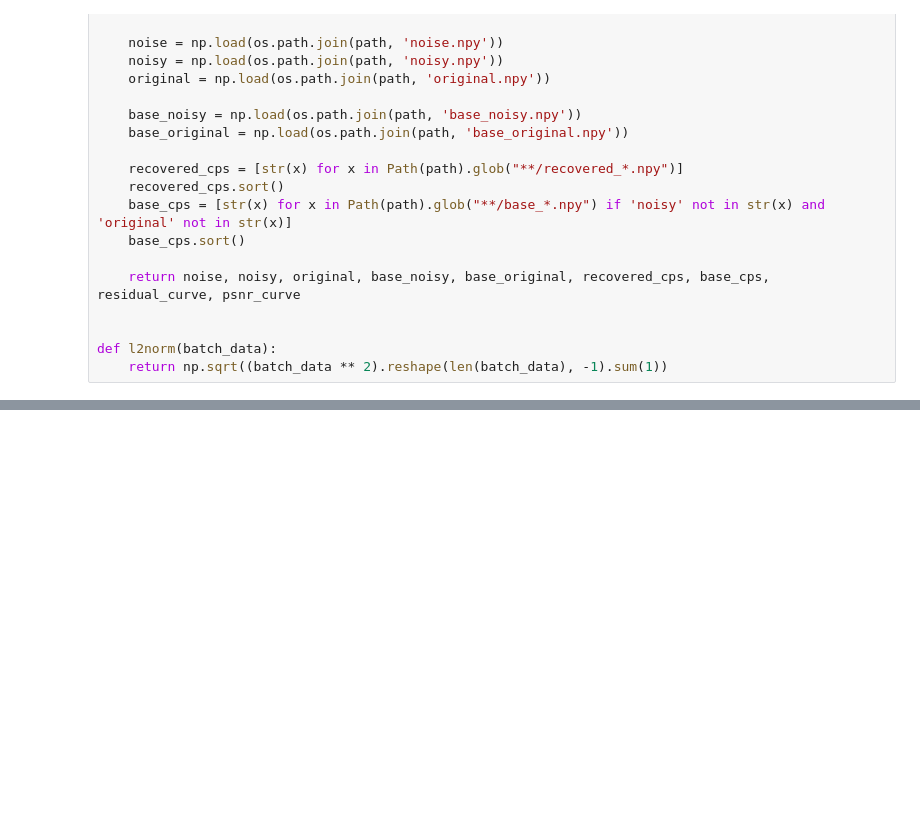
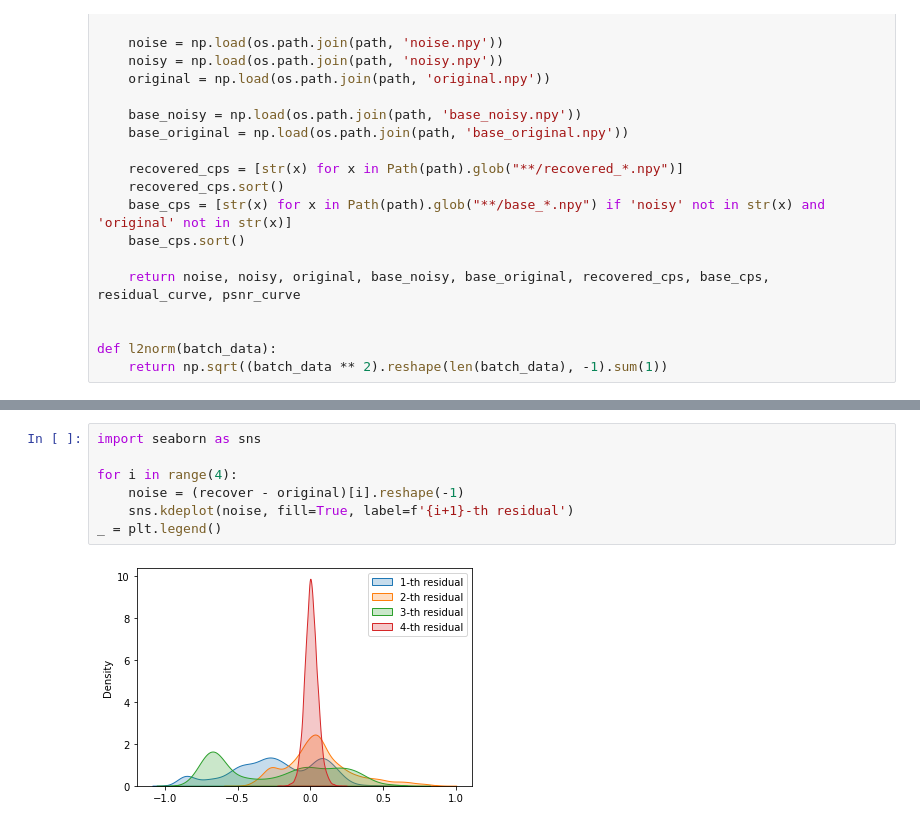
Before and after one commit to lliutianc/GlowIP, a Jupyter notebook: results/celeba/denoise_gaussian_with_restart.ipynb, the cells around one changed output, grey strips where cells are left out. Cells and saved outputs as stored; diff of their text form; blank space fills up the shorter version.

Commit message:
add residual density

```diff
--- a/results/celeba/denoise_gaussian_with_restart.ipynb
+++ b/results/celeba/denoise_gaussian_with_restart.ipynb
@@ -143,0 +104,9 @@ array([[[0.5774153 , 0.58638525, 0.6019708 ],
+# %%
+import seaborn as sns
+
+for i in range(4):
+    noise = (recover - original)[i].reshape(-1)
+    sns.kdeplot(noise, fill=True, label=f'{i+1}-th residual')
+_ = plt.legend()
+# %% [output]
+[figure, added]
```
Also changed, not shown: parts of 5 cells of this notebook, 1 other file.
